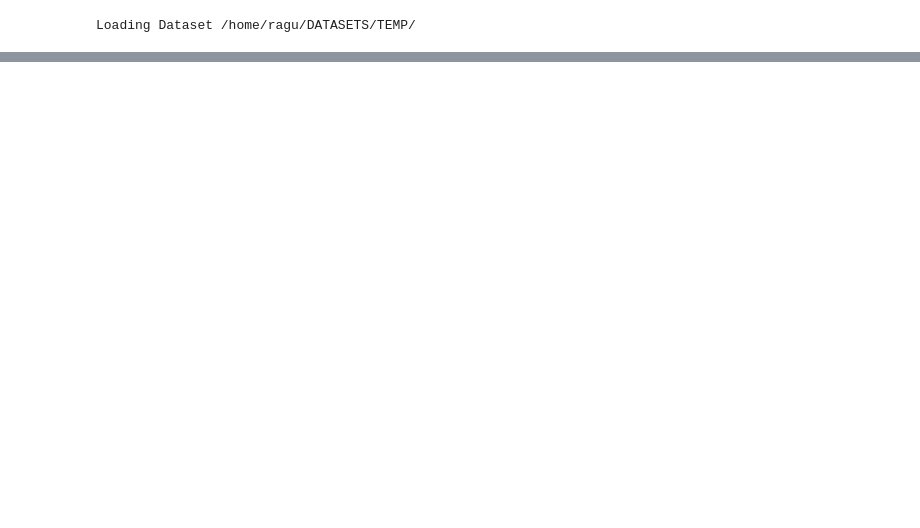
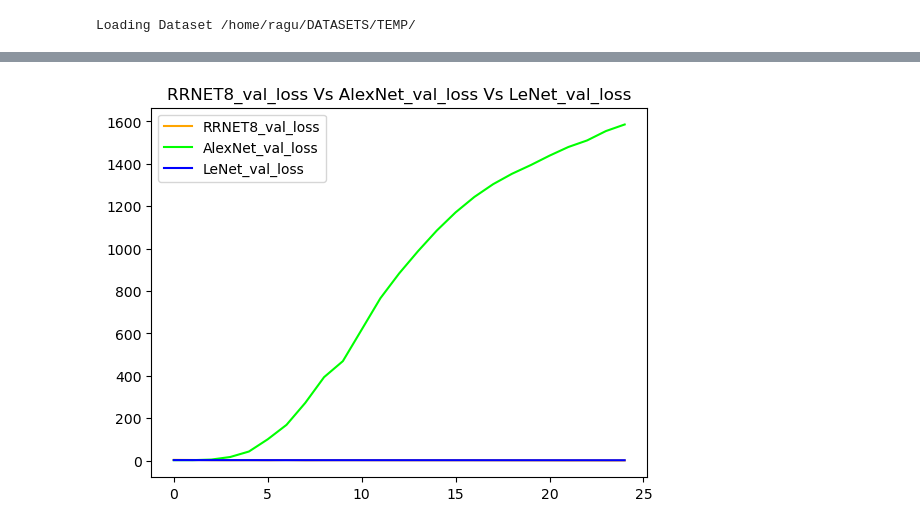
Before and after one commit to ragu8/CLASSIFICATION, a Jupyter notebook: Comparison.ipynb, the cells around one changed output, grey strips where cells are left out. Cells and saved outputs as stored; diff of their text form; code cells hidden in the pictures; blank space fills up the shorter version.

```diff
--- a/Comparison.ipynb
+++ b/Comparison.ipynb
@@ -263,0 +284,15 @@ plt.show()
+# %%
+def plot_val_loss():
+    plt.plot(comparison['RRNET8_val_loss'],color='orange',label = 'RRNET8_val_loss')
+
+    plt.plot(comparison['AlexNet_val_loss'], color='lime' ,label = 'AlexNet_val_loss')
+
+    plt.plot(comparison['LeNet_val_loss'],color='blue',label = 'LeNet_val_loss')
+
+    plt.legend()
+    plt.title('RRNET8_val_loss Vs AlexNet_val_loss Vs LeNet_val_loss')
+    plt.show()
+
+plot_val_loss()
+# %% [output]
+[figure, added]
```
Also changed, not shown: parts of 14 cells of this notebook.
